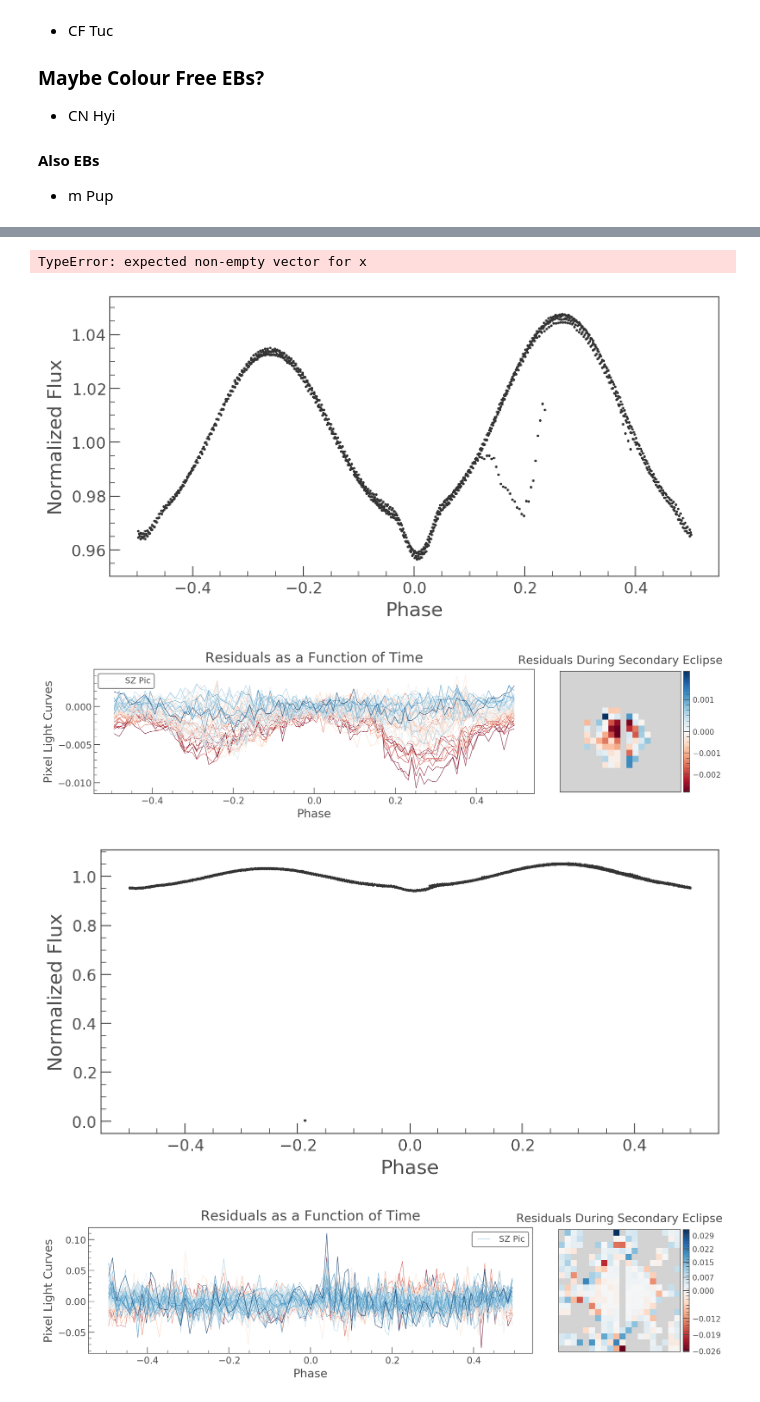
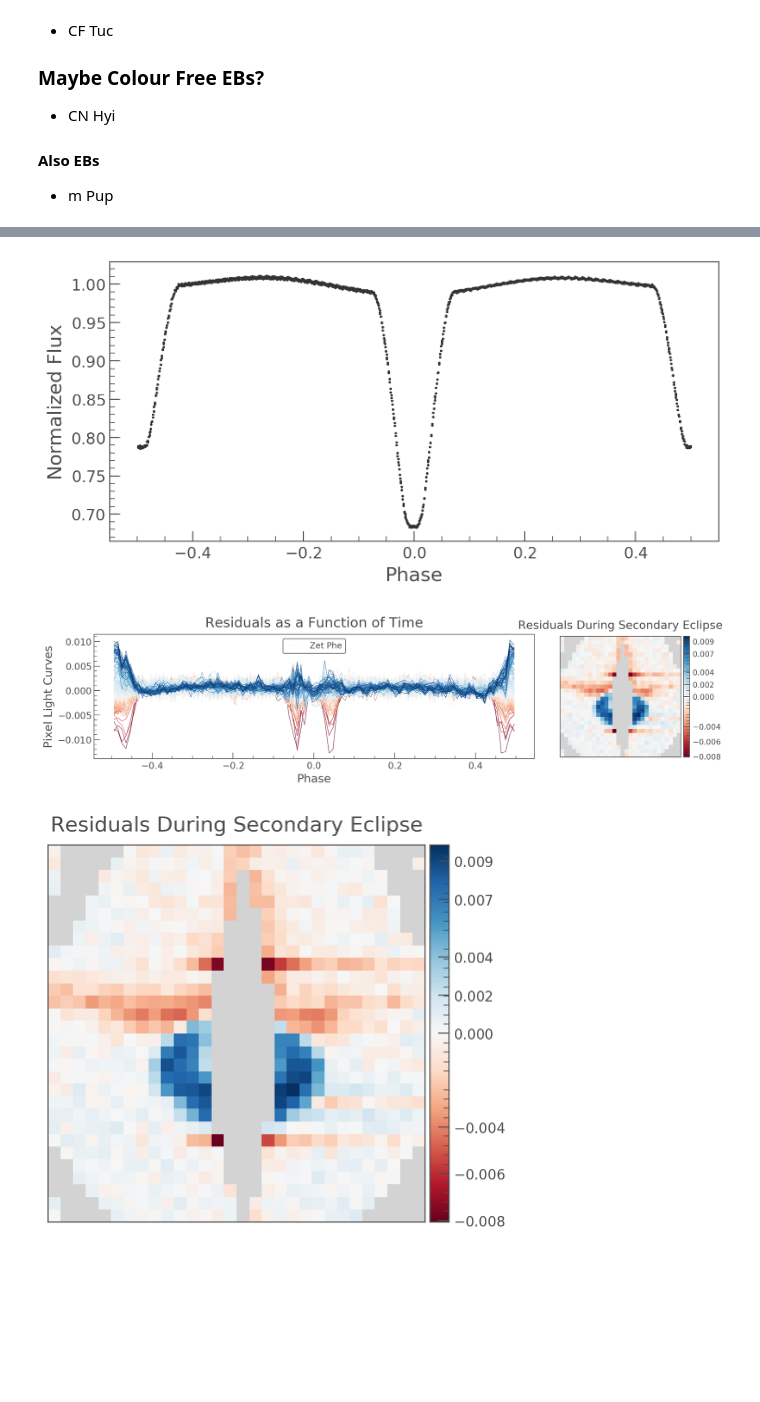
Before and after one commit to christinahedges/chromo, a Jupyter notebook: notebooks/chromo-demo.ipynb, the cells around one changed output, grey strips where cells are left out. Saved outputs shown, nothing was run; the diff lists cells and outputs as text; code cells hidden in the pictures; blank space fills up the shorter version.

```diff
--- a/notebooks/chromo-demo.ipynb
+++ b/notebooks/chromo-demo.ipynb
@@ -53,7 +54,7 @@ from scipy.stats import pearsonr
 * m Pup
 # %%
 # Grab an object
-tic = 'SZ Pic'
+tic = 'Zet Phe'
 # %%
 sr = lk.search_tesscut(tic)
 # %%
@@ -107,8 +106,8 @@ lc.plot()
 # %%
 # Find the period and t0 using a BLS!
 
-duration = 0.3
-minimum_period = 3
+duration = 0.15
+minimum_period = 1
 p = lc.to_periodogram('bls', duration=duration, minimum_period=minimum_period, maximum_period=15)
 period = p.period_at_max_power.value
 p = lc.to_periodogram('bls', duration=duration, minimum_period=period * 0.95, maximum_period=period * 1.05, frequency_factor=0.1)
@@ -167,9 +168,7 @@ data, model = eb.analyze(raw_tpf, period, t0, name='{}'.format(tic), nb=100);
 # %%
 # Use Chromo to analyze all Sectors!
-_ = [eb.analyze(raw_tpf, period, t0, name='{}'.format(tic), nb=100) for raw_tpf in sr.download_all(cutout_size=[20, 20])]
+_ = [eb.analyze(raw_tpf, period, t0, name='{}'.format(tic), nb=100) for raw_tpf in sr.download_all(cutout_size=[30, 30])]
 # %% [output]
-TypeError: expected non-empty vector for x
-[figure, old version]
+[figure, new version]
-[figure, old version]
+[figure, new version]
-[figure, old version]
+[figure, new version]
-[figure, removed]
```
Also changed, not shown: parts of 9 cells of this notebook, 9 other files.
